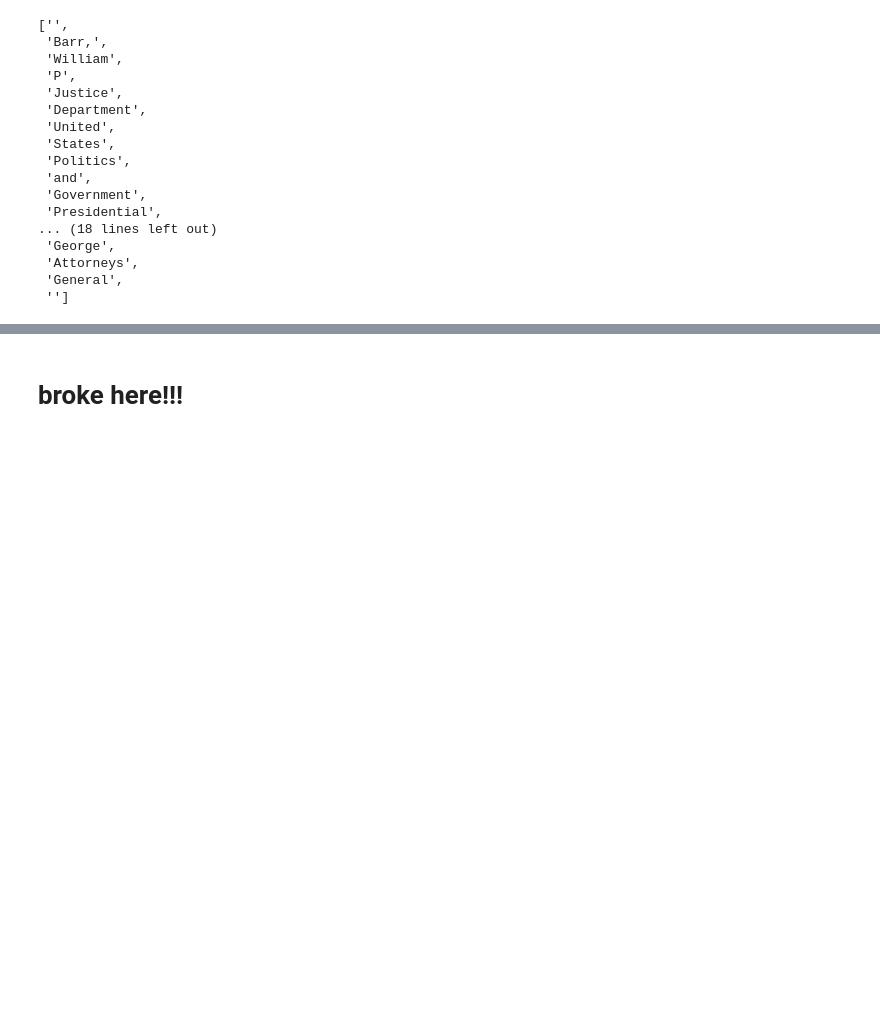
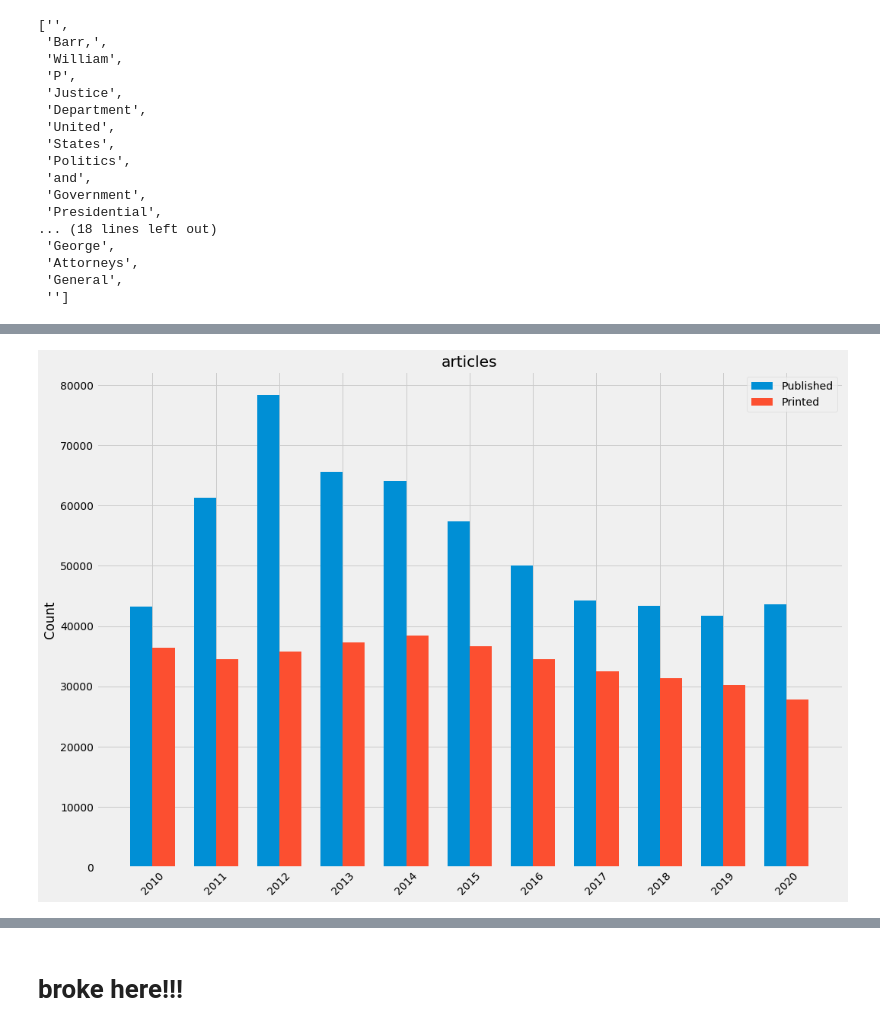
Before and after one commit to dj-betts/opinion_classifier, a Jupyter notebook: eda.ipynb, the cells around one changed output, grey strips where cells are left out. Saved outputs shown, nothing was run; the diff lists cells and outputs as text; code cells hidden in the pictures; blank space fills up the shorter version.

```diff
--- a/eda.ipynb
+++ b/eda.ipynb
@@ -320,0 +304,12 @@ df.strip_lead[0]
+# %%
+#returns articles w/ 'United States Politics and Government' as a keyword
+def return_pol_gov(row):
+    list_dict = eval(row.keywords)
+    for (dic) in (list_dict):
+        if dic.get('value') == 'United States Politics and Government':
+            return True
+
+def keyword_filter(df, keyword='United States Politics and Government'):
+    df[keyword] = df.apply(return_pol_gov, axis=1)
+    df = df[df[keyword] == True]
+    return df
@@ -320,0 +322,4 @@ df.strip_lead[0]
+# %%
+df_list_auto = []
+for num in range(2010,2021):
+    df_list_auto.append(f'/Users/djbetts/Desktop/opinion_classifier/data/archive/raw_{num}.csv')
@@ -320,0 +371,2 @@ df.strip_lead[0]
+# %%
+dfnames, df_sizes, printed_sizes, keyword_sizes = data_sizes(df_list_auto)
@@ -320,0 +390,31 @@ df.strip_lead[0]
+# %%
+import matplotlib
+import matplotlib.pyplot as plt
+import numpy as np
+
+x = np.arange(len(dfnames))  # the label locations
+width = 0.35  # the width of the bars
+
+fig, ax = plt.subplots(figsize=(15,10))
+ax.bar(x - width/2, df_sizes, width, label='Published')
+ax.bar(x + width/2, printed_sizes, width, label='Printed')
+#ax.bar(x + width/2, keyword_sizes, width, label='KEYWORD: United States Politics and Government')
+
+# ax.bar(x, df_sizes, width, label='Published')
+# ax.bar(x, printed_sizes, width, label='Printed')
+# ax.bar(x, keyword_sizes, width, label='KEYWORD: United States Politics and Government')
+
+# Add some text for labels, title and custom x-axis tick labels, etc.
+ax.set_ylabel('Count')
+ax.set_title('articles')
+ax.set_xticks(x)
+#ax.set_yscale('log')
+ax.set_xticklabels(dfnames)
+ax.legend()
+
+
+fig.tight_layout()
+plt.xticks(rotation=45)
+plt.show()
+# %% [output]
+[figure, added]
```
Also changed, not shown: parts of 14 cells of this notebook, 5 other files.
